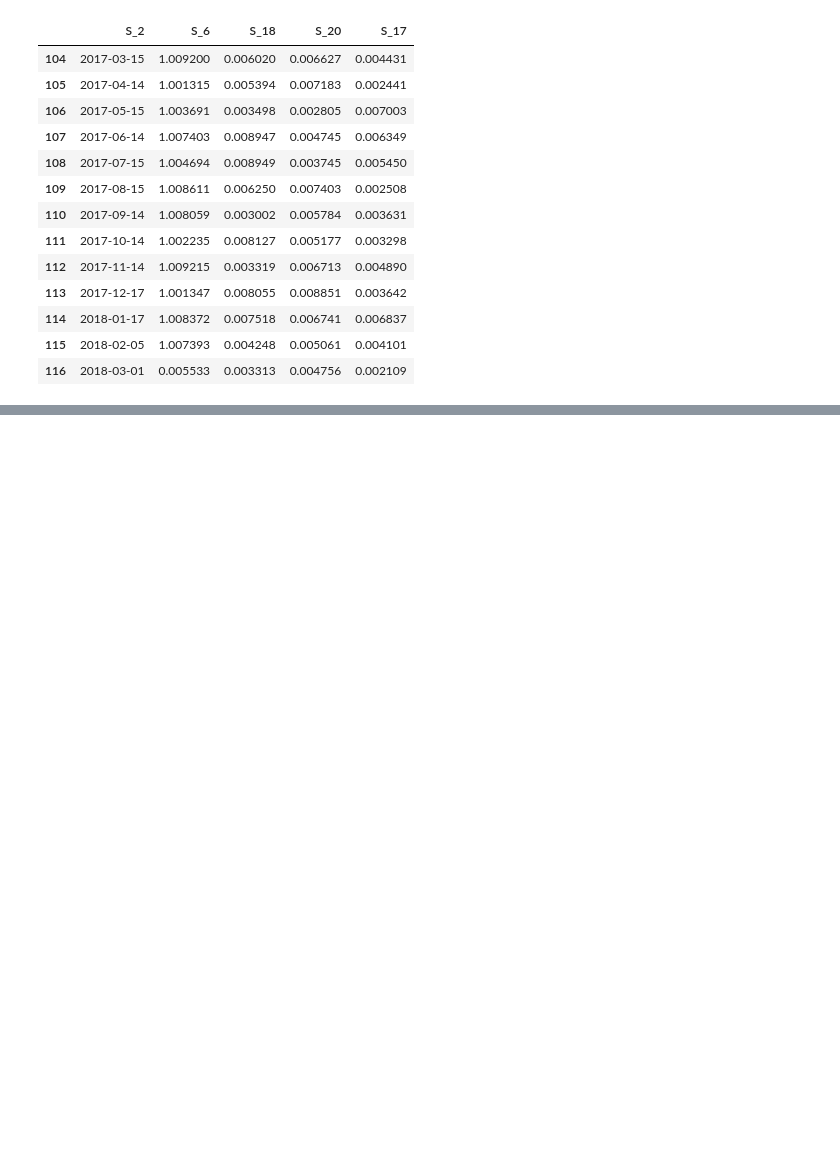
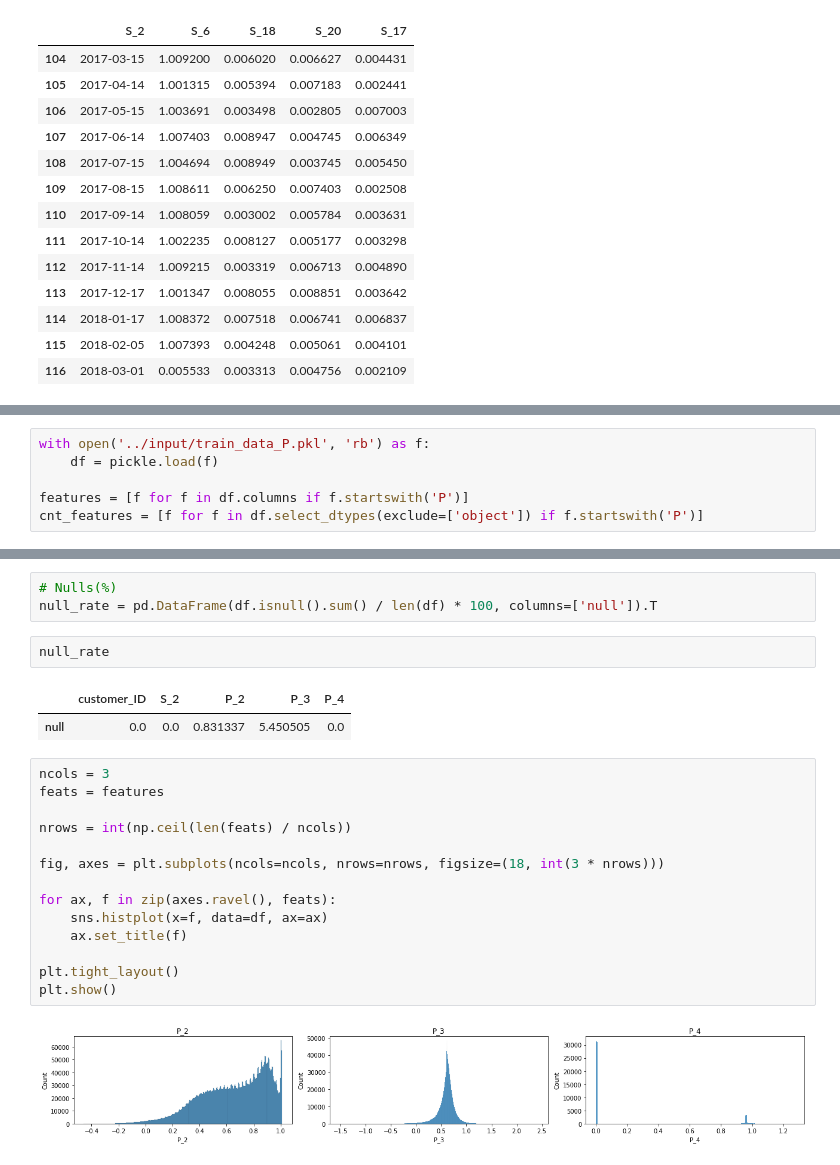
Before and after one commit to navitacion/amex-default-prediction, a Jupyter notebook: notebooks/EDA.ipynb, the cells around one changed output, grey strips where cells are left out. Drawn from its saved outputs; the diff is of its cells as text; blank space fills up the shorter version.

```diff
--- a/notebooks/EDA.ipynb
+++ b/notebooks/EDA.ipynb
@@ -389,0 +391,6 @@ label[label['target'] == 1]['customer_ID'].values[0]
+# %%
+with open('../input/train_data_P.pkl', 'rb') as f:
+    df = pickle.load(f)
+
+features = [f for f in df.columns if f.startswith('P')]
+cnt_features = [f for f in df.select_dtypes(exclude=['object']) if f.startswith('P')]
@@ -389,0 +406,24 @@ label[label['target'] == 1]['customer_ID'].values[0]
+# %%
+# Nulls(%)
+null_rate = pd.DataFrame(df.isnull().sum() / len(df) * 100, columns=['null']).T
+# %%
+null_rate
+# %% [output]
+|  | customer_ID | S_2 | P_2 | P_3 | P_4 |
+| null | 0.0 | 0.0 | 0.831337 | 5.450505 | 0.0 |
+# %%
+ncols = 3
+feats = features
+
+nrows = int(np.ceil(len(feats) / ncols))
+
+fig, axes = plt.subplots(ncols=ncols, nrows=nrows, figsize=(18, int(3 * nrows)))
+
+for ax, f in zip(axes.ravel(), feats):
+    sns.histplot(x=f, data=df, ax=ax)
+    ax.set_title(f)
+
+plt.tight_layout()
+plt.show()
+# %% [output]
+[figure, added]
```
Also changed, not shown: parts of 14 cells of this notebook, 6 other files.
